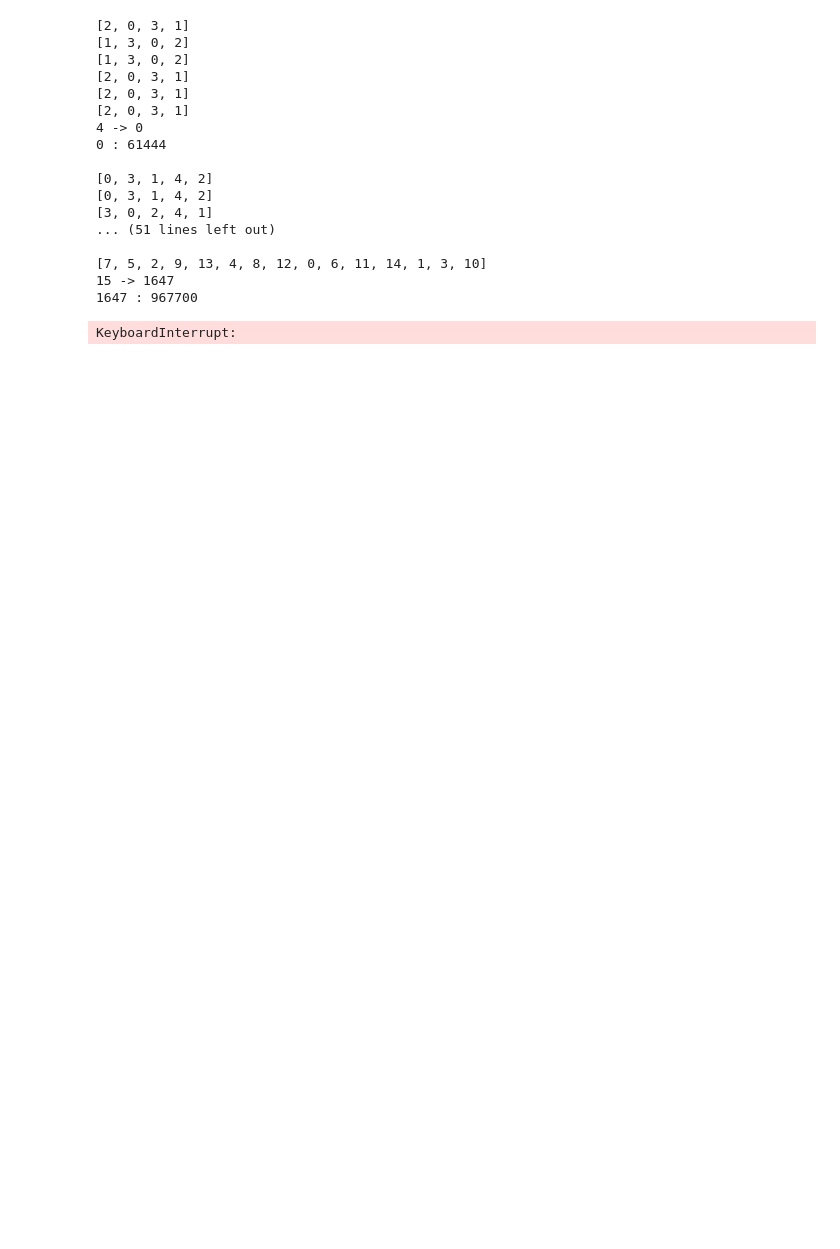
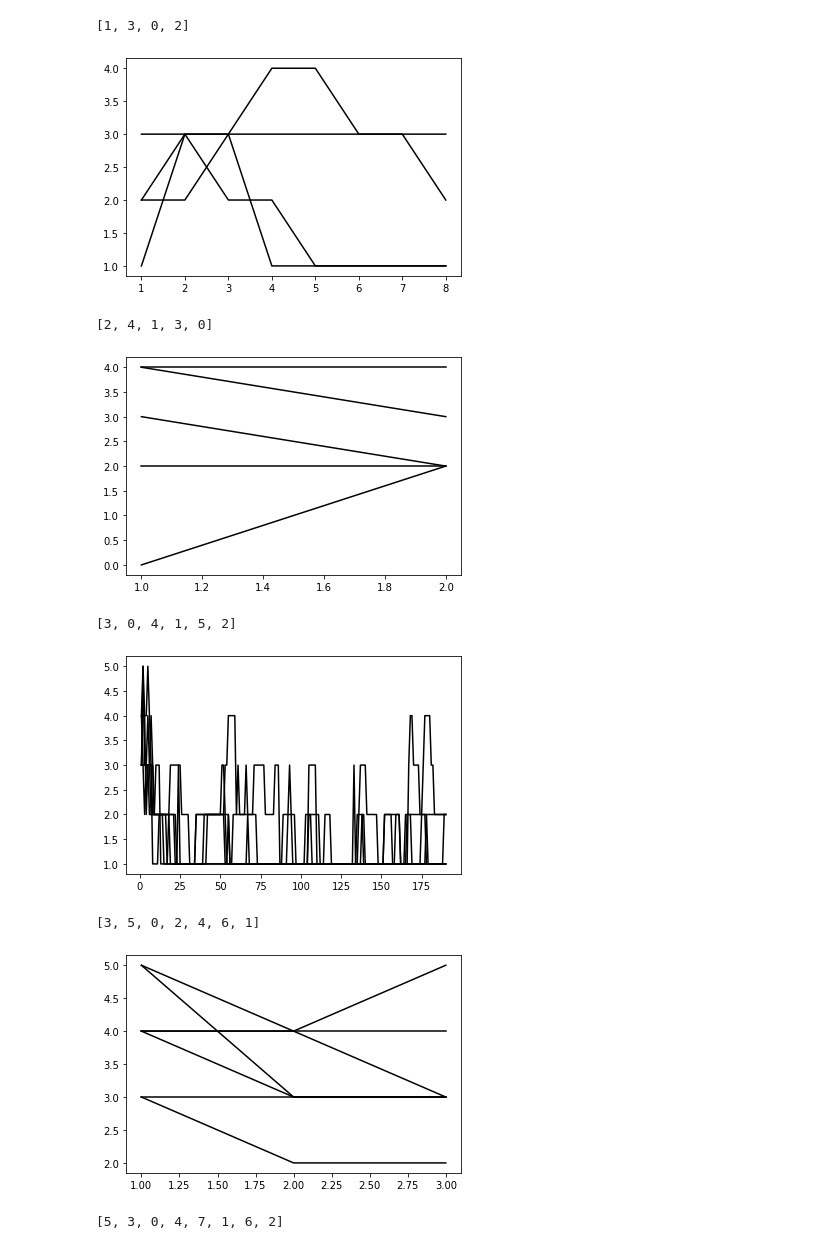
Before and after one commit to dqrtec/IA, a Jupyter notebook: Trabalho2 - N- Rainhas/Rainha_Tempera.ipynb, the cells around one changed output. Cells and saved outputs as stored; diff of their text form; code cells hidden in the pictures; blank space fills up the shorter version.

Commit message:
melhorias implementadas
plotagem do progresso
heuristicas de movimentacao das rainhas foi implementado

```diff
--- a/Trabalho2 - N- Rainhas/Rainha_Tempera.ipynb
+++ b/Trabalho2 - N- Rainhas/Rainha_Tempera.ipynb
@@ -106,61 +136,72 @@ def movimentarUmaCasa(tabelaFinal):
 n = 16
 temperatura = 52
 # %%
-for n in range(4,20):
+inicio = 4
+fim = 30
+for n in range(inicio,fim):
+    x = []
+    y = [[] for i in range(n)]
+
     temperatura = 52
     start = time.time()
     s = datetime.datetime.now()
 
-    listaTabuleiros = criarTabelas(n*n*n*n)
+    listaTabuleiros = criarTabelas(n)
     continuar = True
     interacao = 0
     repeticao = []
 
     while continuar:
+
         interacao+=1
+#         print("interacao %d"%(interacao))
+        x.append(interacao)
+
         for indiceTabela in range(len(listaTabuleiros)):
 
             tabelaInicial = copiarTabela( listaTabuleiros[indiceTabela] )
             custoInicial = custoTabela(tabelaInicial)
 
+            y[indiceTabela].append(custoTabela(tabelaInicial))
+
             tabelaFinal = copiarTabela( listaTabuleiros[indiceTabela] )
-            tabelaFinal = movimentarUmaCasa(tabelaFinal)#movimentarAleatorioRainha / movimentarUmaCasa
+            tabelaFinal = movimentarAleatorioRainhaReorganizando(tabelaFinal)#movimentarAleatorioRainha / movimentarUmaCasa / movimentarUmaCasaReorganizando / movimentarAleatorioRainhaReorganizando
             custoFinal = custoTabela(tabelaFinal)
 
             if(custoFinal == 0):
                 print(tabelaFinal)
                 continuar = False
 
             if custoFinal <= custoInicial:
                 listaTabuleiros[indiceTabela] = tabelaFinal
             elif temperaturaAtual(custoInicial,custoFinal) > rdn.random():
                 listaTabuleiros[indiceTabela] = tabelaFinal
         atualizarTemperatura()
 
-    end = time.time()
-    elapsed = end - start
-    print("%d -> %d"%(n,elapsed))
-    end = datetime.datetime.now()
-    elapsed = end - s
-    print(elapsed.seconds,":",elapsed.microseconds)
+#     end = time.time()
+#     elapsed = end - start
+#     print("%d -> %d"%(n,elapsed))
+#     end = datetime.datetime.now()
+#     elapsed = end - s
+#     print(elapsed.seconds,":",elapsed.microseconds)
 
     print()
+
+    Markers = ['.',',','o','v','^','<','>','1','2','3','4','s','p','*','h','H','+','x','D','d','|','_']
+    Line = ['-','--','-.',':']
+
+    for plotando in y:
+        m = Markers[ rdn.randint(0,len(Markers)-1) ]
+        l = Line[ rdn.randint(0,len(Line)-1) ]
+        plt.plot(x,plotando,'k-')#m+l)
+    plt.show()
 # %% [output]
-[2, 0, 3, 1]
 [1, 3, 0, 2]
-[1, 3, 0, 2]
-[2, 0, 3, 1]
-[2, 0, 3, 1]
-[2, 0, 3, 1]
-4 -> 0
-0 : 61444
-
-[0, 3, 1, 4, 2]
-[0, 3, 1, 4, 2]
-[3, 0, 2, 4, 1]
-... (51 lines left out)
-
-[7, 5, 2, 9, 13, 4, 8, 12, 0, 6, 11, 14, 1, 3, 10]
-15 -> 1647
-1647 : 967700
+[figure, added]
-KeyboardInterrupt:
+[2, 4, 1, 3, 0]
+[figure, added]
+[3, 0, 4, 1, 5, 2]
+[figure, added]
+[3, 5, 0, 2, 4, 6, 1]
+[figure, added]
+[5, 3, 0, 4, 7, 1, 6, 2]
```
Also changed, not shown: parts of 3 cells of this notebook.
